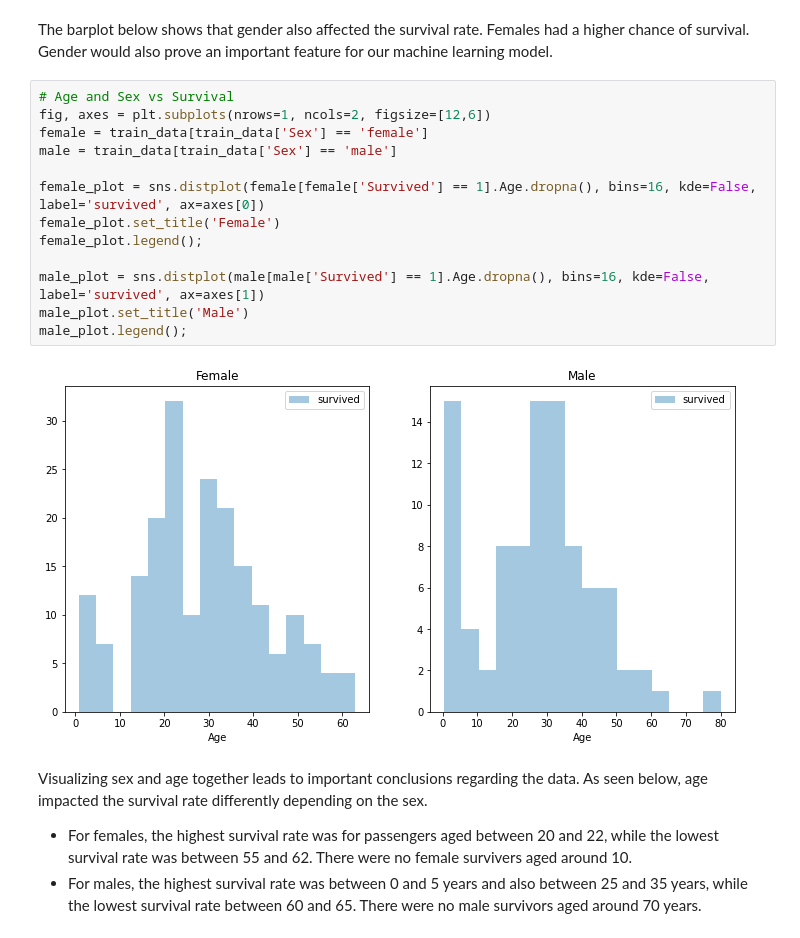
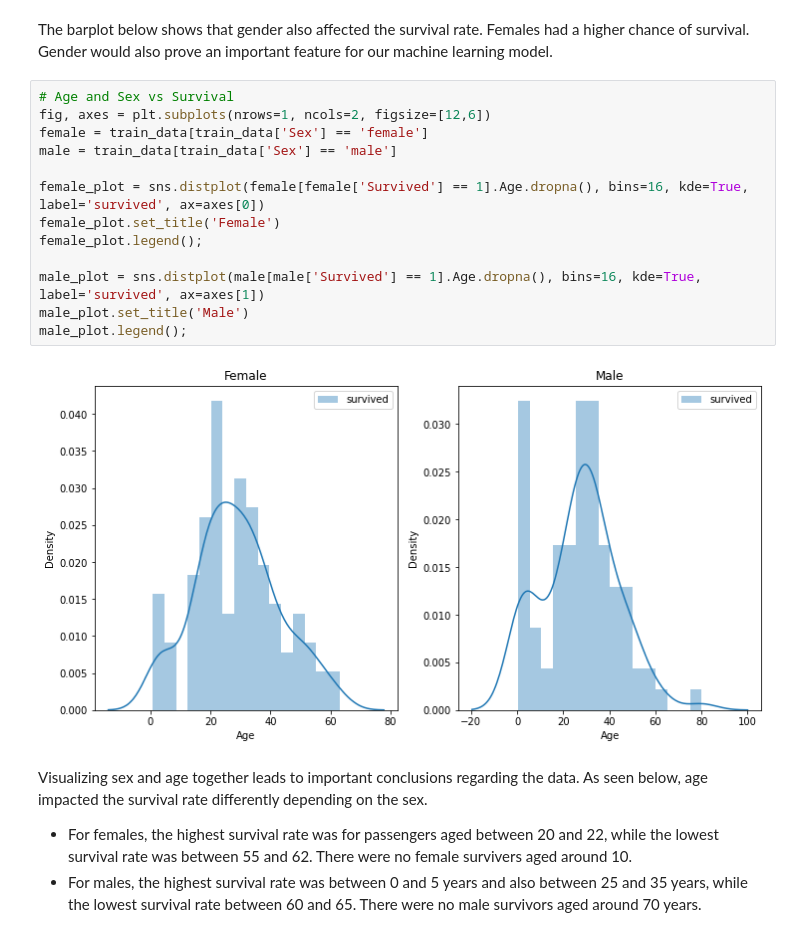
Before and after one commit to sagihaider/CE880, a Jupyter notebook: week10/Case_Study_1.ipynb, the cells around one changed output. Saved outputs shown, nothing was run; the diff lists cells and outputs as text.

```diff
--- a/week10/Case_Study_1.ipynb
+++ b/week10/Case_Study_1.ipynb
@@ -75,18 +75,18 @@ The barplot below shows that gender also affected the survival rate. Females had
 # %%
 # Age and Sex vs Survival
 fig, axes = plt.subplots(nrows=1, ncols=2, figsize=[12,6])
 female = train_data[train_data['Sex'] == 'female']
 male = train_data[train_data['Sex'] == 'male']
 
-female_plot = sns.distplot(female[female['Survived'] == 1].Age.dropna(), bins=16, kde=False, label='survived', ax=axes[0])
+female_plot = sns.distplot(female[female['Survived'] == 1].Age.dropna(), bins=16, kde=True, label='survived', ax=axes[0])
 female_plot.set_title('Female')
 female_plot.legend();
 
-male_plot = sns.distplot(male[male['Survived'] == 1].Age.dropna(), bins=16, kde=False, label='survived', ax=axes[1])
+male_plot = sns.distplot(male[male['Survived'] == 1].Age.dropna(), bins=16, kde=True, label='survived', ax=axes[1])
 male_plot.set_title('Male')
 male_plot.legend();
 # %% [output]
-[figure, old version]
+[figure, new version]
 # %% [markdown]
 Visualizing sex and age together leads to important conclusions regarding the data. As seen below, age impacted the survival rate differently depending on the sex.
 * For females, the highest survival rate was for passengers aged between 20 and 22, while the lowest survival rate was between 55 and 62. There were no female survivers aged around 10.
```
Also changed, not shown: parts of 5 cells of this notebook.
